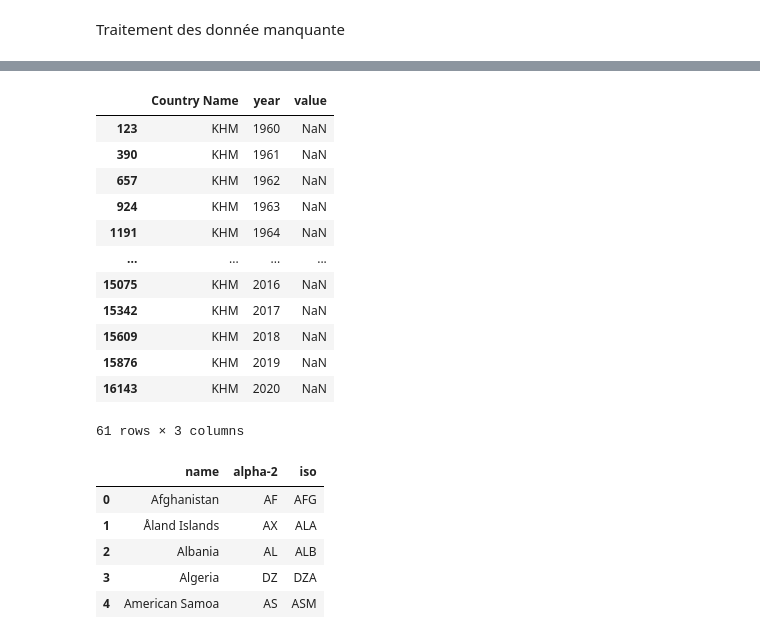
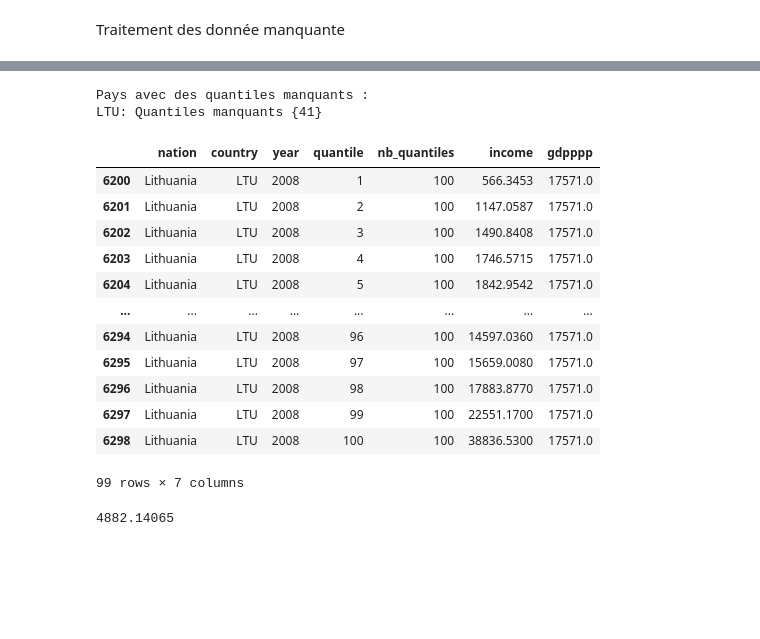
Before and after one commit to yassineBenHassoun/data-analysis-income-predict, a Jupyter notebook: app/jupyter/resources/project/mission_0_nettoyageData.ipynb, the cells around one changed output, grey strips where cells are left out. Cells and saved outputs as stored; diff of their text form; code cells hidden in the pictures; blank space fills up the shorter version.

```diff
--- a/app/jupyter/resources/project/mission_0_nettoyageData.ipynb
+++ b/app/jupyter/resources/project/mission_0_nettoyageData.ipynb
@@ -541,25 +124,50 @@ giniByYear
-# %%
-gini[gini['Country Name'] =='KHM' ]
-# %% [output]
-|  | Country Name | year | value |
-| 123 | KHM | 1960 | NaN |
-| 390 | KHM | 1961 | NaN |
-| 657 | KHM | 1962 | NaN |
-| 924 | KHM | 1963 | NaN |
-| 1191 | KHM | 1964 | NaN |
-| ... | ... | ... | ... |
-| 15075 | KHM | 2016 | NaN |
-| 15342 | KHM | 2017 | NaN |
-| 15609 | KHM | 2018 | NaN |
-| 15876 | KHM | 2019 | NaN |
-| 16143 | KHM | 2020 | NaN |
-61 rows × 3 columns
-# %%
-iso3.head()
-# %% [output]
-|  | name | alpha-2 | iso |
-| 0 | Afghanistan | AF | AFG |
-| 1 | Åland Islands | AX | ALA |
-| 2 | Albania | AL | ALB |
-| 3 | Algeria | DZ | DZA |
-| 4 | American Samoa | AS | ASM |
+# %%
+# Grouper par pays
+groupedByCountry = incomesStatus.groupby('country')
+# Liste des quantiles attendus (1 à 100)
+expectedQuantiles = set(range(1, 101))
+# Créer une liste pour stocker les pays avec des quantiles manquants
+countriesWithMissingQuantiles = []
+
+# Parcourir chaque groupe (pays) et vérifier les quantiles manquants
+for country, group in groupedByCountry:
+    actualQuantiles = set(group['quantile'])
+    missingQuantiles = expectedQuantiles - actualQuantiles
+
+    if missingQuantiles:
+        countriesWithMissingQuantiles.append((country, missingQuantiles))
+
+# Afficher les résultats
+if countriesWithMissingQuantiles:
+    print("Pays avec des quantiles manquants :")
+    for country, missingQuantiles in countriesWithMissingQuantiles:
+        print(f"{country}: Quantiles manquants {missingQuantiles}")
+else:
+    print("Aucun pays avec des quantiles manquants.")
+# %% [output]
+Pays avec des quantiles manquants :
+LTU: Quantiles manquants {41}
+# %%
+LTU = incomesStatus[incomesStatus['country'] == 'LTU']
+LTU
+# %% [output]
+|  | nation | country | year | quantile | nb_quantiles | income | gdpppp |
+| 6200 | Lithuania | LTU | 2008 | 1 | 100 | 566.3453 | 17571.0 |
+| 6201 | Lithuania | LTU | 2008 | 2 | 100 | 1147.0587 | 17571.0 |
+| 6202 | Lithuania | LTU | 2008 | 3 | 100 | 1490.8408 | 17571.0 |
+| 6203 | Lithuania | LTU | 2008 | 4 | 100 | 1746.5715 | 17571.0 |
+| 6204 | Lithuania | LTU | 2008 | 5 | 100 | 1842.9542 | 17571.0 |
+| ... | ... | ... | ... | ... | ... | ... | ... |
+| 6294 | Lithuania | LTU | 2008 | 96 | 100 | 14597.0360 | 17571.0 |
+| 6295 | Lithuania | LTU | 2008 | 97 | 100 | 15659.0080 | 17571.0 |
+| 6296 | Lithuania | LTU | 2008 | 98 | 100 | 17883.8770 | 17571.0 |
+| 6297 | Lithuania | LTU | 2008 | 99 | 100 | 22551.1700 | 17571.0 |
+| 6298 | Lithuania | LTU | 2008 | 100 | 100 | 38836.5300 | 17571.0 |
+99 rows × 7 columns
+# %%
+ltu = 'LTU'
+moyenneLTUIncome = incomesStatus.loc[(incomesStatus['country'] == ltu) & (incomesStatus['quantile'] == 40)
+            | (incomesStatus['country'] == ltu) & (incomesStatus['quantile'] == 42)]['income'].mean();
+moyenneLTUIncome
+# %% [output]
+4882.14065
```
Also changed, not shown: parts of 59 cells of this notebook, 2 other files.
